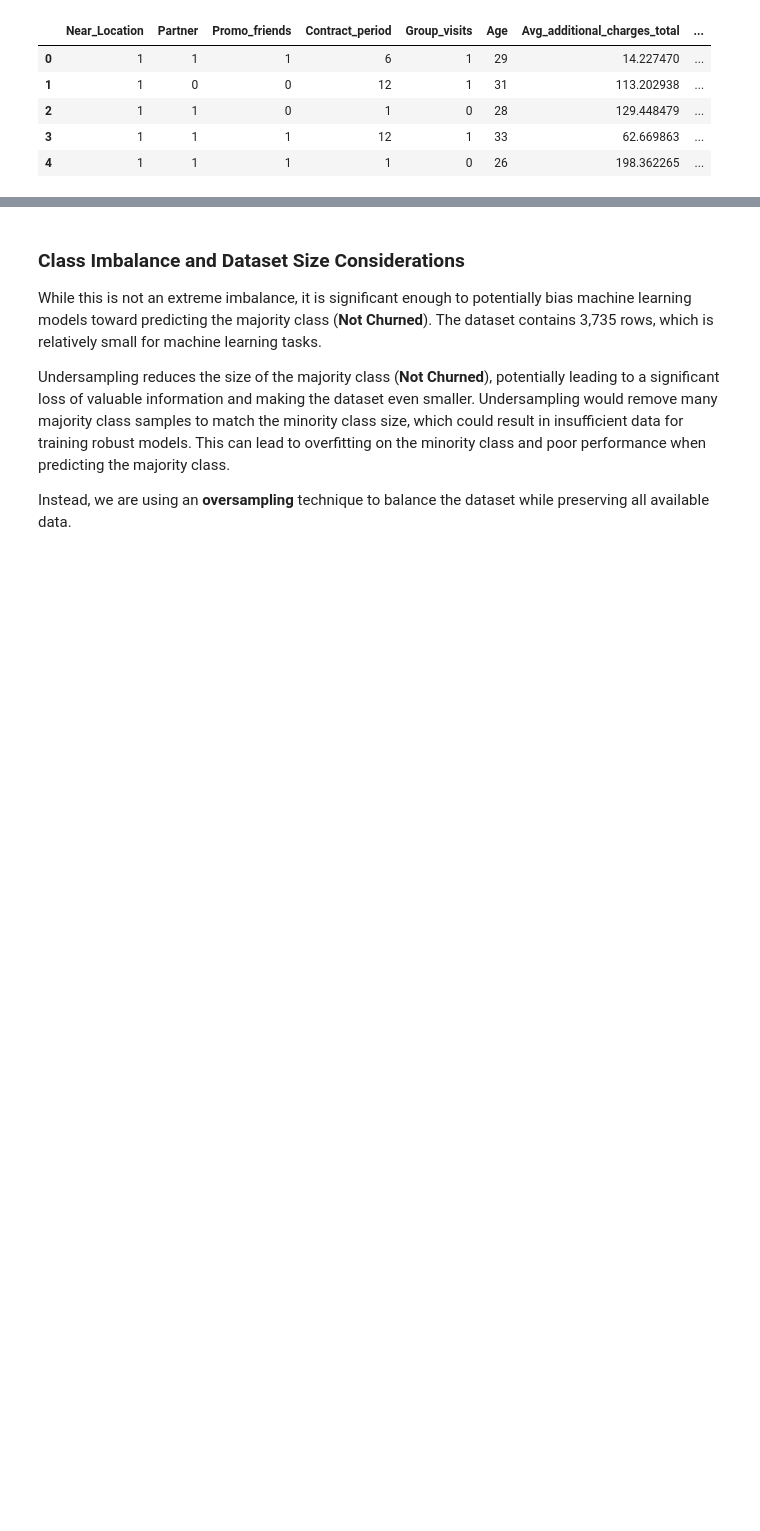
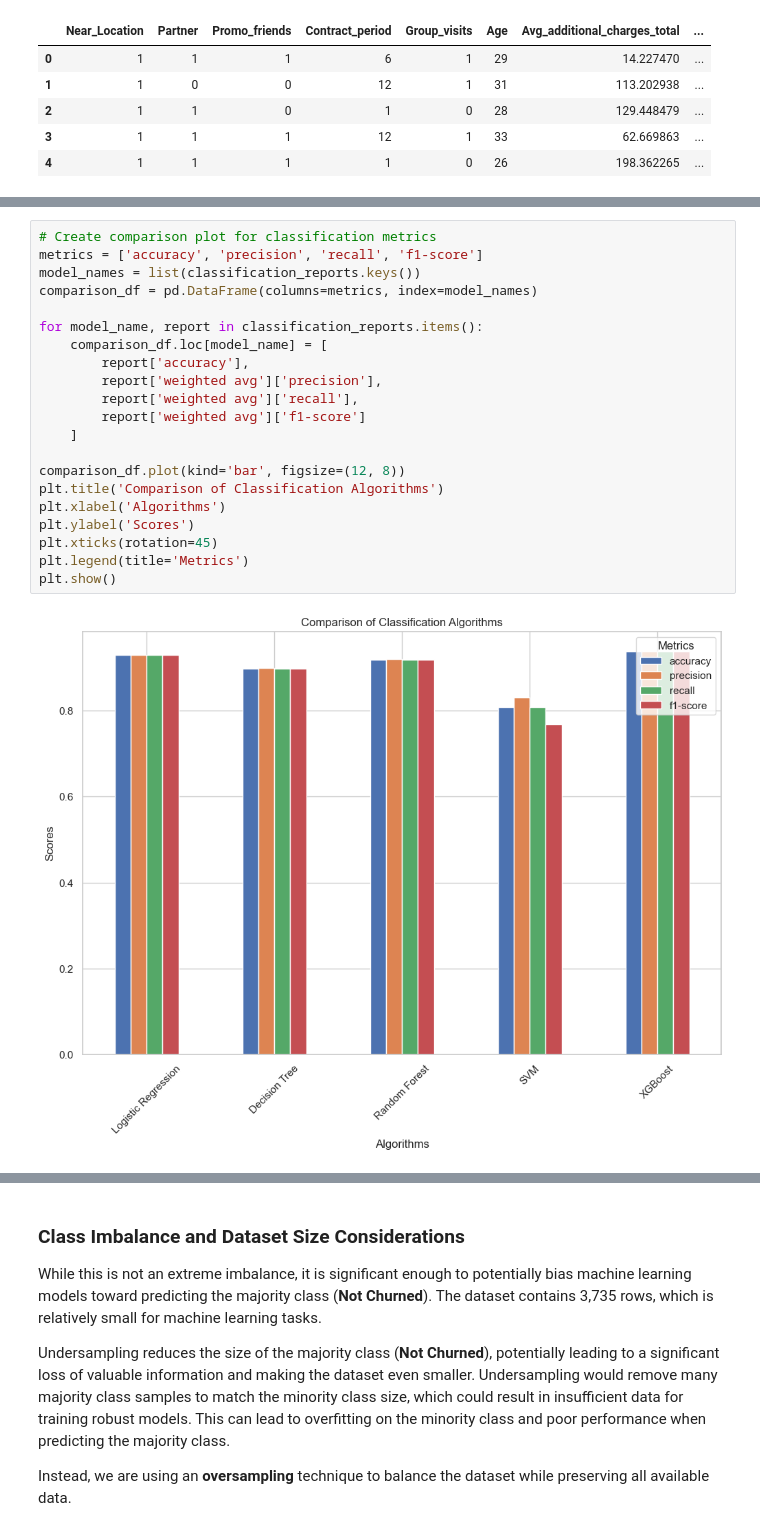
Before and after one commit to LEAN-96/Gym-Retention-Prediction, a Jupyter notebook: notebooks/gym_retention_prediction.ipynb, the cells around one changed output, grey strips where cells are left out. Drawn from its saved outputs; the diff is of its cells as text; blank space fills up the shorter version.

```diff
--- a/notebooks/gym_retention_prediction.ipynb
+++ b/notebooks/gym_retention_prediction.ipynb
@@ -1259,0 +1083,23 @@ plt.show()
+# %%
+# Create comparison plot for classification metrics
+metrics = ['accuracy', 'precision', 'recall', 'f1-score']
+model_names = list(classification_reports.keys())
+comparison_df = pd.DataFrame(columns=metrics, index=model_names)
+
+for model_name, report in classification_reports.items():
+    comparison_df.loc[model_name] = [
+        report['accuracy'],
+        report['weighted avg']['precision'],
+        report['weighted avg']['recall'],
+        report['weighted avg']['f1-score']
+    ]
+
+comparison_df.plot(kind='bar', figsize=(12, 8))
+plt.title('Comparison of Classification Algorithms')
+plt.xlabel('Algorithms')
+plt.ylabel('Scores')
+plt.xticks(rotation=45)
+plt.legend(title='Metrics')
+plt.show()
+# %% [output]
+[figure, added]
```
Also changed, not shown: parts of 19 cells of this notebook.
